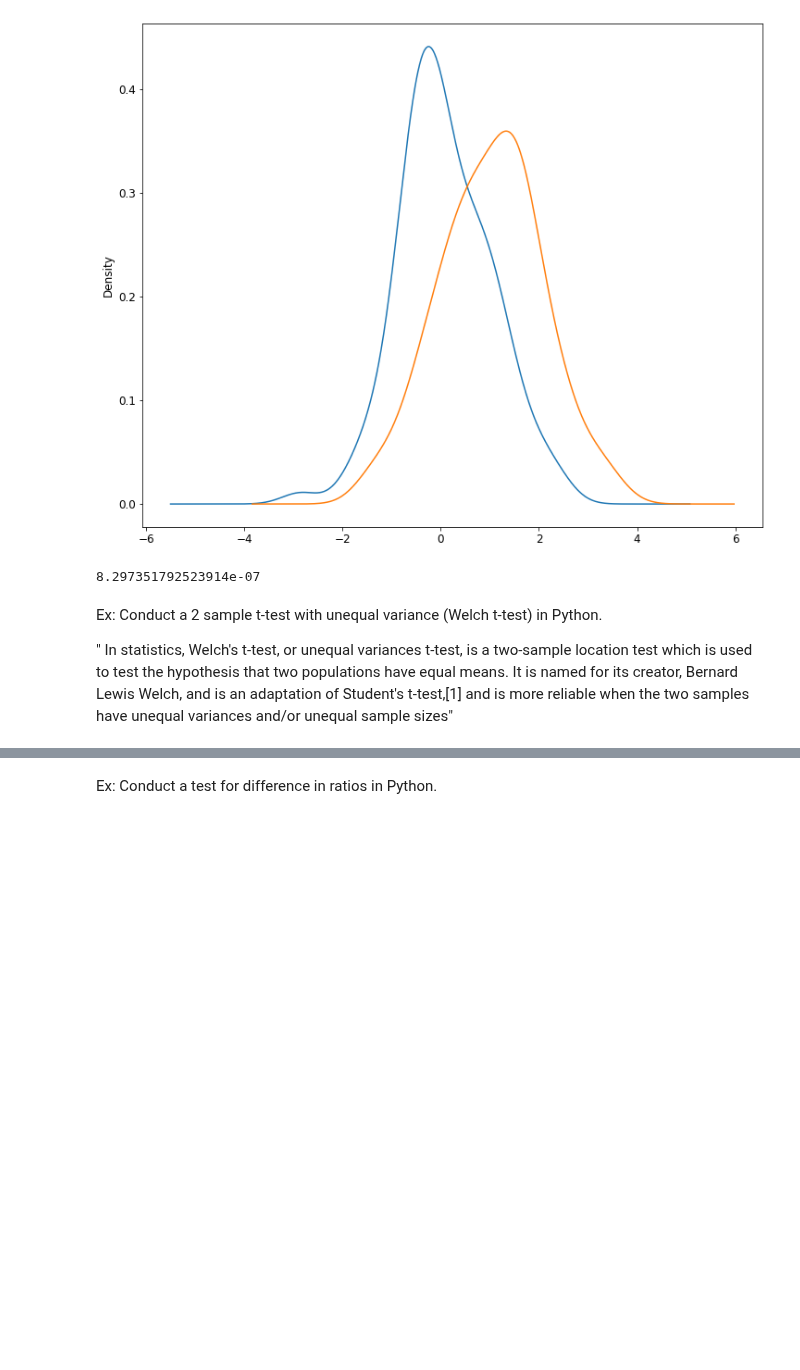
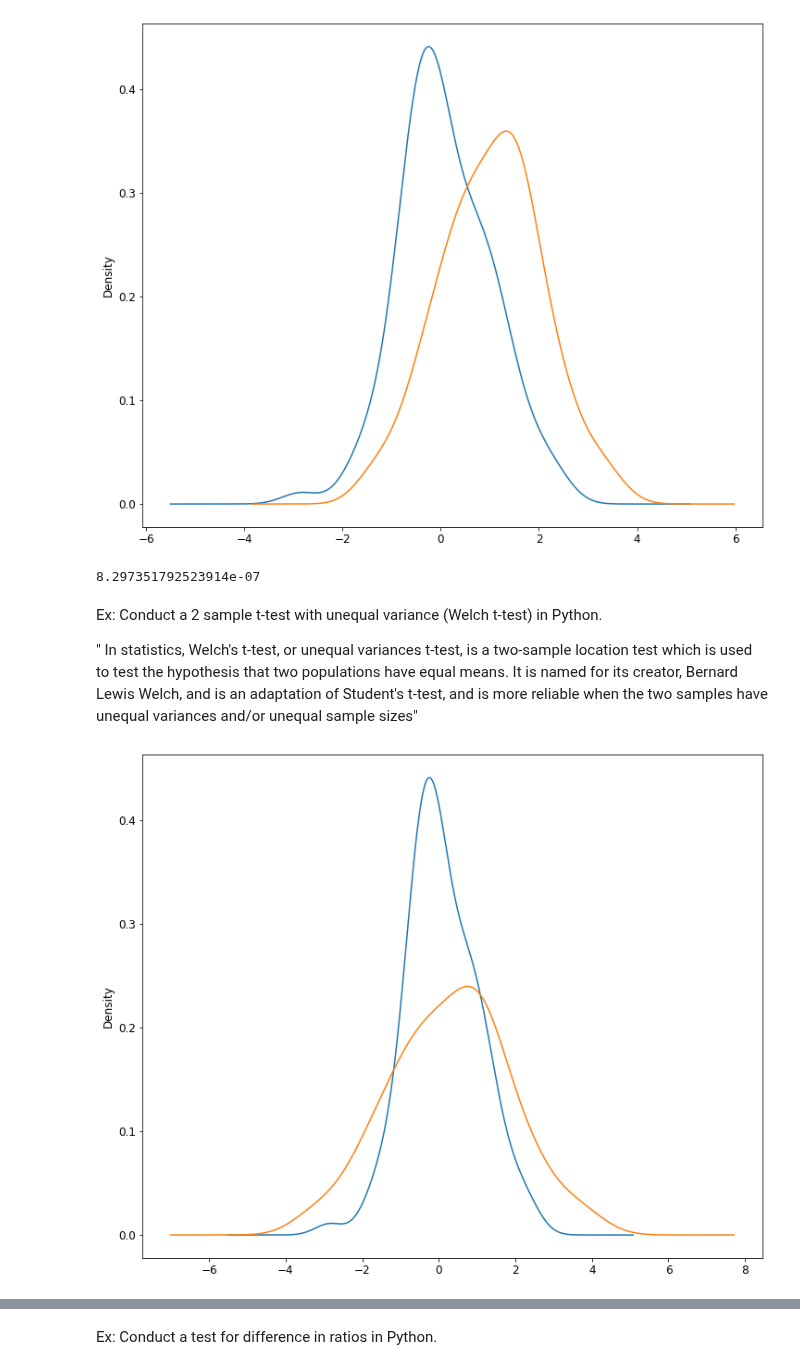
Before and after one commit to RoetGer/decisions-under-uncertainty, a Jupyter notebook: solved_problems.ipynb, the cells around one changed output, grey strips where cells are left out. Cells and saved outputs as stored; diff of their text form; code cells hidden in the pictures; blank space fills up the shorter version.

Commit message:
Added two-sided t-test example.

```diff
--- a/solved_problems.ipynb
+++ b/solved_problems.ipynb
@@ -86,13 +81,36 @@ A    AxesSubplot(0.125,0.125;0.775x0.755)
 B    AxesSubplot(0.125,0.125;0.775x0.755)
 Name: Observations, dtype: object
 [figure]
-# %%
-tval, pval, df = sm.stats.ttest_ind(samples_A, samples_B)
-pval
-# %% [output]
-8.297351792523914e-07
+# %%
+'''
+Options for alternative-parameter:
+'two-sided' (default): H1: difference in means not equal to value
+
+'larger' :   H1: difference in means larger than value
+
+'smaller' :  H1: difference in means smaller than value
+'''
+
+tval, pval, df = sm.stats.ttest_ind(samples_A, samples_B)
+pval
+# %% [output]
+8.297351792523914e-07
 # %% [markdown]
 Ex: Conduct a 2 sample t-test with unequal variance (Welch t-test) in Python.
 
 "
-In statistics, Welch's t-test, or unequal variances t-test, is a two-sample location test which is used to test the hypothesis that two populations have equal means. It is named for its creator, Bernard Lewis Welch, and is an adaptation of Student's t-test,[1] and is more reliable when the two samples have unequal variances and/or unequal sample sizes"
+In statistics, Welch's t-test, or unequal variances t-test, is a two-sample location test which is used to test the hypothesis that two populations have equal means. It is named for its creator, Bernard Lewis Welch, and is an adaptation of Student's t-test, and is more reliable when the two samples have unequal variances and/or unequal sample sizes"
+# %%
+import seaborn as sns
+np.random.seed(5)
+samples_A = np.random.normal(size=n)
+samples_B = np.random.normal(size=n, loc=0.25, scale=1.5)
+
+df = pd.DataFrame({
+    'Observations': np.concatenate([samples_A, samples_B]),
+    'Group':  np.repeat(['A', 'B'], repeats=n)
+})
+
+df.groupby('Group').Observations.plot.kde();
+# %% [output]
+[figure, added]
```
Also changed, not shown: parts of 3 cells of this notebook.
